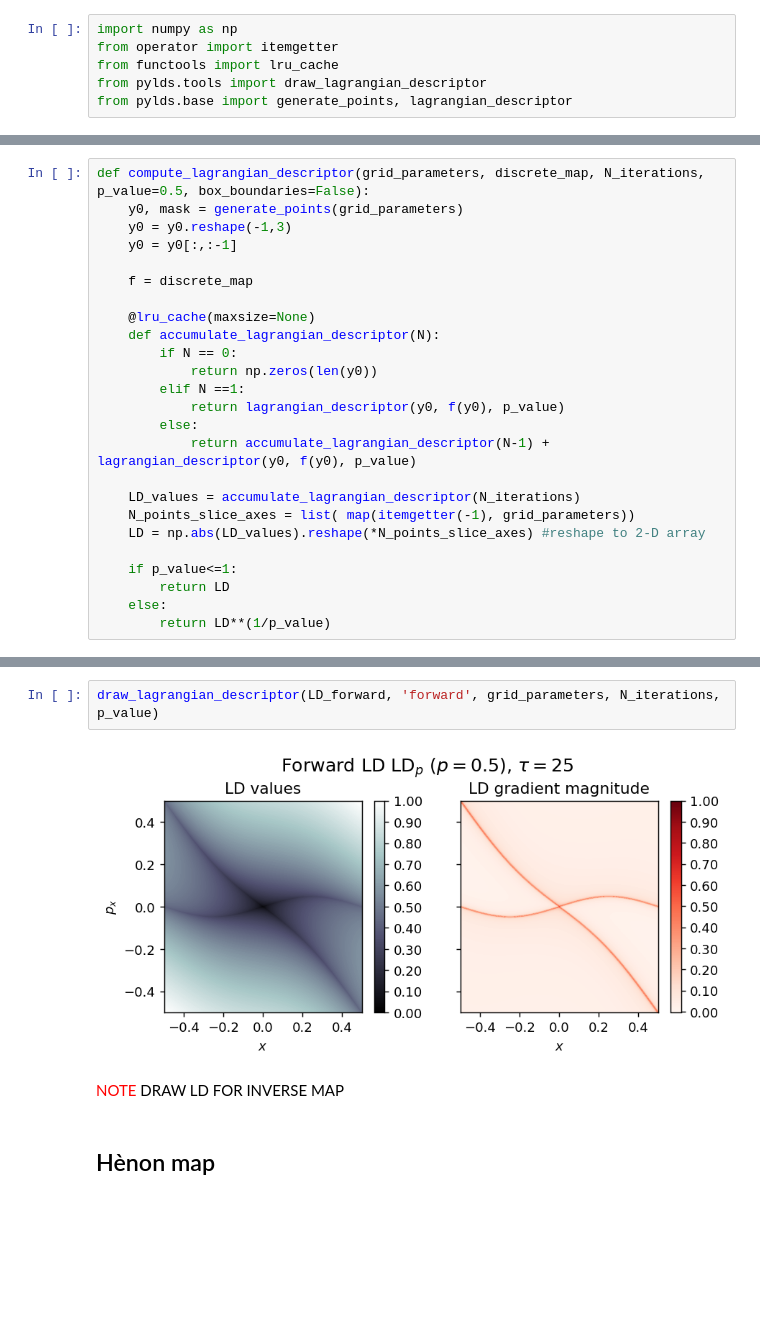
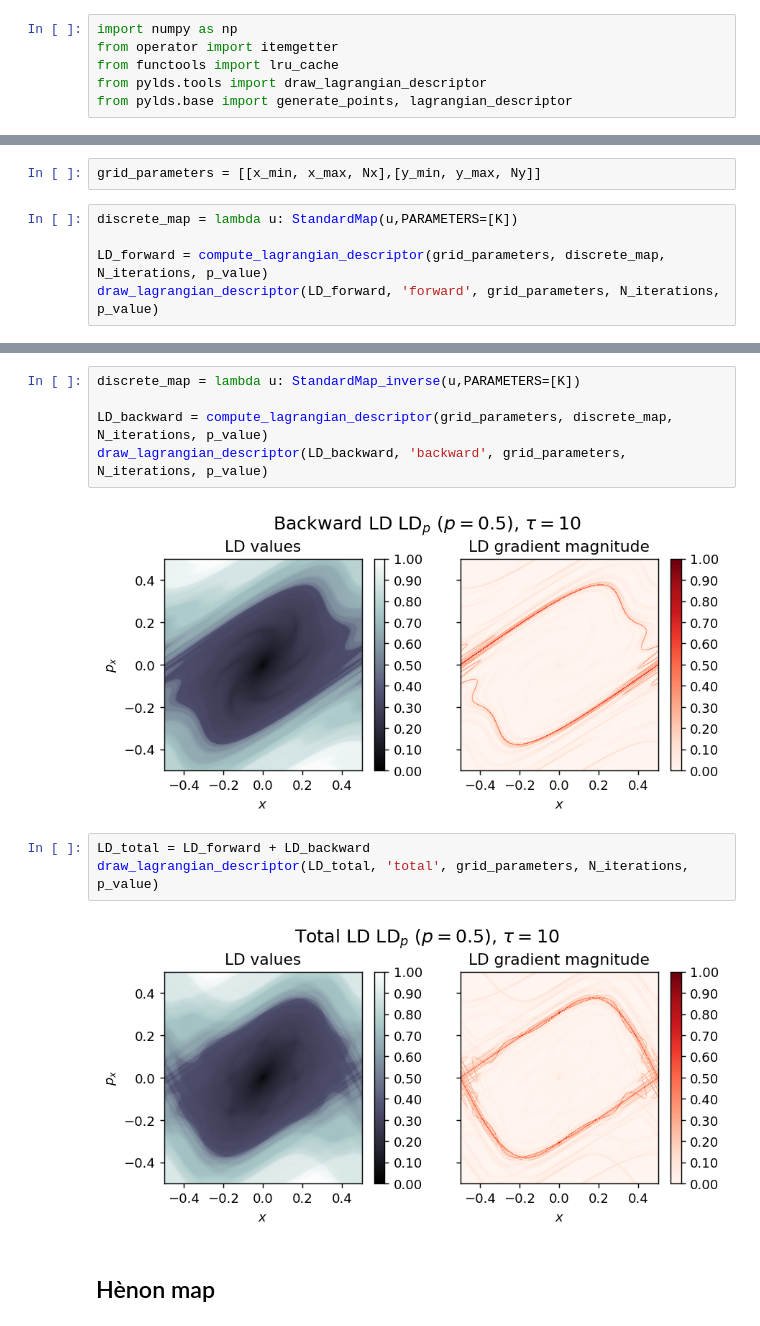
Before and after one commit to champsproject/ldds, a Jupyter notebook: Discrete_Lagrangian_Descriptors_NOTES.ipynb, the cells around one changed output, grey strips where cells are left out. Drawn from its saved outputs; the diff is of its cells as text; blank space fills up the shorter version.

```diff
--- a/Discrete_Lagrangian_Descriptors_NOTES.ipynb
+++ b/Discrete_Lagrangian_Descriptors_NOTES.ipynb
@@ -152,25 +200,0 @@ discrete_map = StandardMap
-# %%
-def compute_lagrangian_descriptor(grid_parameters, discrete_map, N_iterations, p_value=0.5, box_boundaries=False):
-    y0, mask = generate_points(grid_parameters)
-    y0 = y0.reshape(-1,3)
-    y0 = y0[:,:-1]
-
-    f = discrete_map
-
-    @lru_cache(maxsize=None)
-    def accumulate_lagrangian_descriptor(N):
-        if N == 0:
-            return np.zeros(len(y0))
-        elif N ==1:
-            return lagrangian_descriptor(y0, f(y0), p_value)
-        else:
-            return accumulate_lagrangian_descriptor(N-1) + lagrangian_descriptor(y0, f(y0), p_value)
-
-    LD_values = accumulate_lagrangian_descriptor(N_iterations)
-    N_points_slice_axes = list( map(itemgetter(-1), grid_parameters))
-    LD = np.abs(LD_values).reshape(*N_points_slice_axes) #reshape to 2-D array
-
-    if p_value<=1:
-        return LD
-    else:
-        return LD**(1/p_value)
@@ -180,0 +201,7 @@ Plot LD
+# %%
+grid_parameters = [[x_min, x_max, Nx],[y_min, y_max, Ny]]
+# %%
+discrete_map = lambda u: StandardMap(u,PARAMETERS=[K])
+
+LD_forward = compute_lagrangian_descriptor(grid_parameters, discrete_map, N_iterations, p_value)
+draw_lagrangian_descriptor(LD_forward, 'forward', grid_parameters, N_iterations, p_value)
@@ -181,9 +210,15 @@ Plot LD
+# %%
+discrete_map = lambda u: StandardMap_inverse(u,PARAMETERS=[K])
+
+LD_backward = compute_lagrangian_descriptor(grid_parameters, discrete_map, N_iterations, p_value)
+draw_lagrangian_descriptor(LD_backward, 'backward', grid_parameters, N_iterations, p_value)
+# %% [output]
+[figure, added]
 # %%
-draw_lagrangian_descriptor(LD_forward, 'forward', grid_parameters, N_iterations, p_value)
+LD_total = LD_forward + LD_backward
+draw_lagrangian_descriptor(LD_total, 'total', grid_parameters, N_iterations, p_value)
 # %% [output]
-[figure, old version]
+[figure, new version]
-# %% [markdown]
-<span style='color:red'>NOTE</span> DRAW LD FOR INVERSE MAP
 # %% [markdown]
 ## Hènon map
 # %% [markdown]
```
Also changed, not shown: parts of 12 cells of this notebook.
